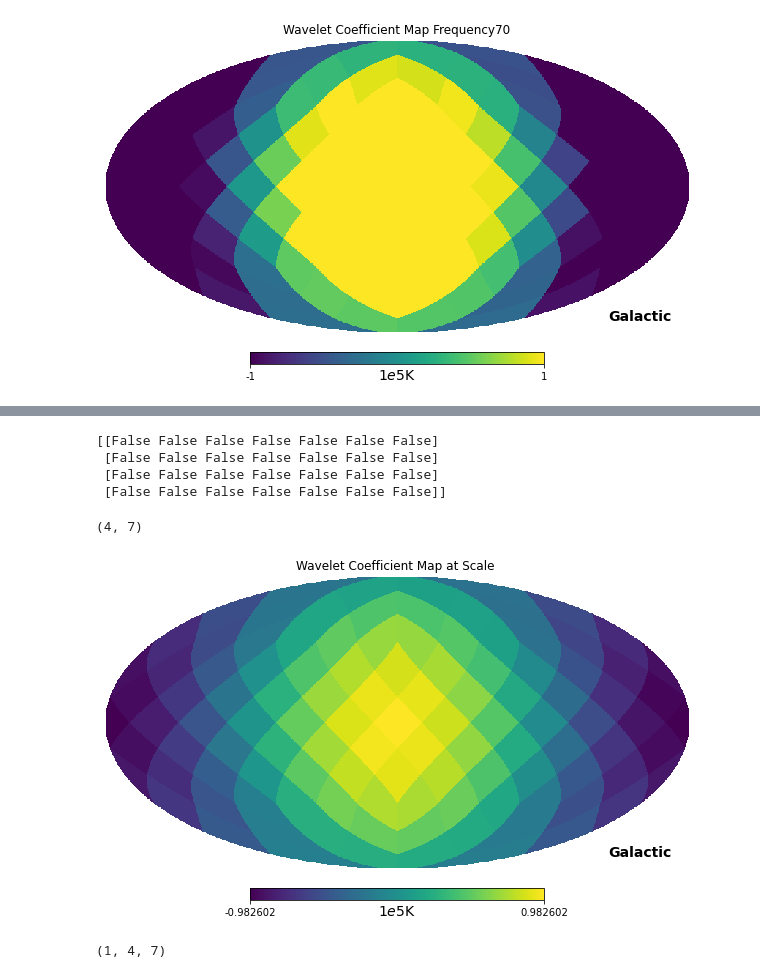
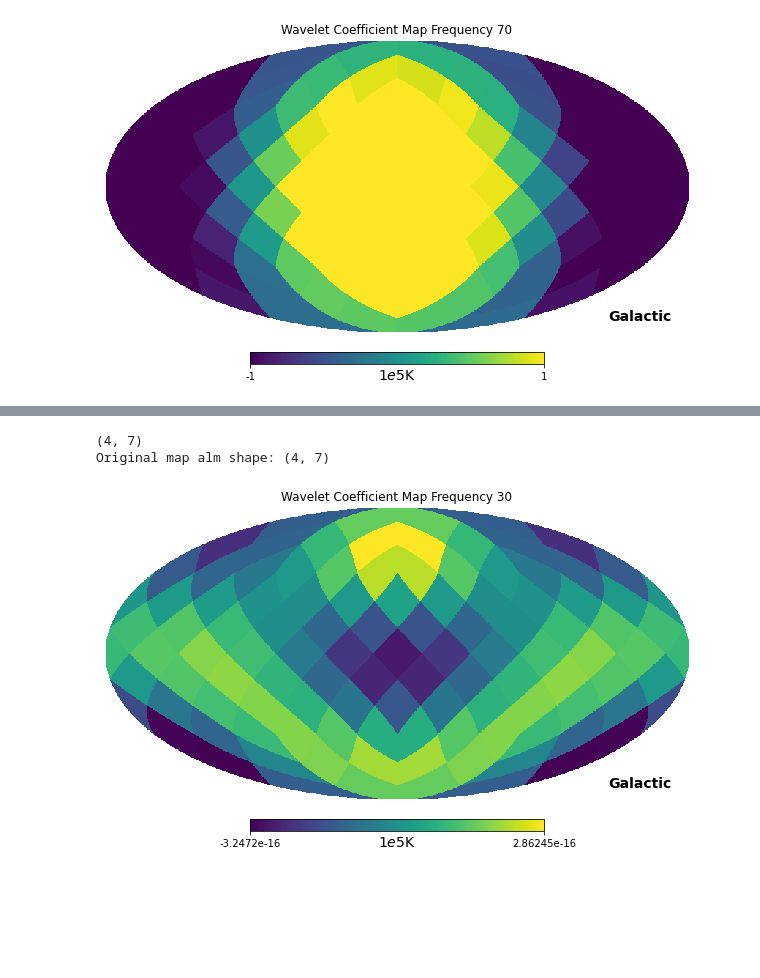
Before and after one commit to CodefromMax/CMB_plot, a Jupyter notebook: code/ILC_30_Steps_ILC.ipynb, the cells around one changed output, grey strips where cells are left out. Drawn from its saved outputs; the diff is of its cells as text; code cells hidden in the pictures; blank space fills up the shorter version.

```diff
--- a/code/ILC_30_Steps_ILC.ipynb
+++ b/code/ILC_30_Steps_ILC.ipynb
@@ -574,48 +523,26 @@ NameError: name 'single_MW_70' is not defined
 # %%
-# stored_wavelet_coeffs_pix[0]
-# Lmax = stored_wavelet_coeffs_pix[0].shape[1]
+double_30 = doubled_MW_wav_c_j[(frequencies[0], 0)]
+double_70 = doubled_MW_wav_c_j[(frequencies[1], 0)]
 
-trimmed_map = trim_to_original(double_70,[4,7])
-# print(trimmed_map)
-print(trimmed_map == original_MW_70)
+doubled_map = np.zeros((double_30.shape[0],double_30.shape[1]), dtype=np.complex128)
+
+
+for i in range(double_30.shape[0]):
+    for j in range(double_30.shape[1]):
+        pix_vector = np.array([double_30[i,j],double_70[i,j]])
+        # print(double_30[i,j],double_70[i,j])
+        # print(pix_vector.shape)
+        doubled_map[i,j] = np.dot(weight_vector_load[i,j],pix_vector)
+
+trimmed_map = trim_to_original(doubled_map, [4,7])
+print(trimmed_map.shape)
+visualize_wavelet_coefficient_map(trimmed_map, "30")
+
 # doubled_map_alm = s2fft.forward(trimmed_map, L = trimmed_map.shape[0])
 # print(doubled_map_alm.shape)
 # doubled_map_hp_alm = mw_alm_2_hp_alm(doubled_map_alm, trimmed_map.shape[0]-1)
 # doubled_hp_map = hp.alm2map(doubled_map_hp_alm, nside=trimmed_map.shape[0]-1)
-# hp.mollview(
-#             doubled_hp_map*1e5,
-#             coord=["G"],
-#             title="Wavelet Coefficient Map at Scale ",
-#             unit=r"$1e5$K",
-#             # min=-1,
-#             # max=1,
-#         )
 # %% [output]
-[[False False False False False False False]
- [False False False False False False False]
- [False False False False False False False]
- [False False False False False False False]]
+(4, 7)
+Original map alm shape: (4, 7)
+[figure, added]
-# %%
-stored_wavelet_coeffs_pix[0]
-Lmax = stored_wavelet_coeffs_pix[0].shape[1]
-L_max = original_70.shape[0]
-original_map_alm = s2fft.forward(original_70, L = Lmax)
-print(original_map_alm.shape)
-original_map_hp_alm = mw_alm_2_hp_alm(original_map_alm, Lmax-1)
-original_hp_map = hp.alm2map(original_map_hp_alm, nside=Lmax-1)
-
-hp.mollview(
-            original_hp_map*1e5,
-            coord=["G"],
-            title="Wavelet Coefficient Map at Scale ",
-            unit=r"$1e5$K",
-            # min=-1,
-            # max=1,
-        )
-# %% [output]
-(4, 7)
-[figure, removed]
-# %%
-stored_wavelet_coeffs_pix[0].shape
-# %% [output]
-(1, 4, 7)
```
Also changed, not shown: parts of 23 cells of this notebook, 1 other file.
